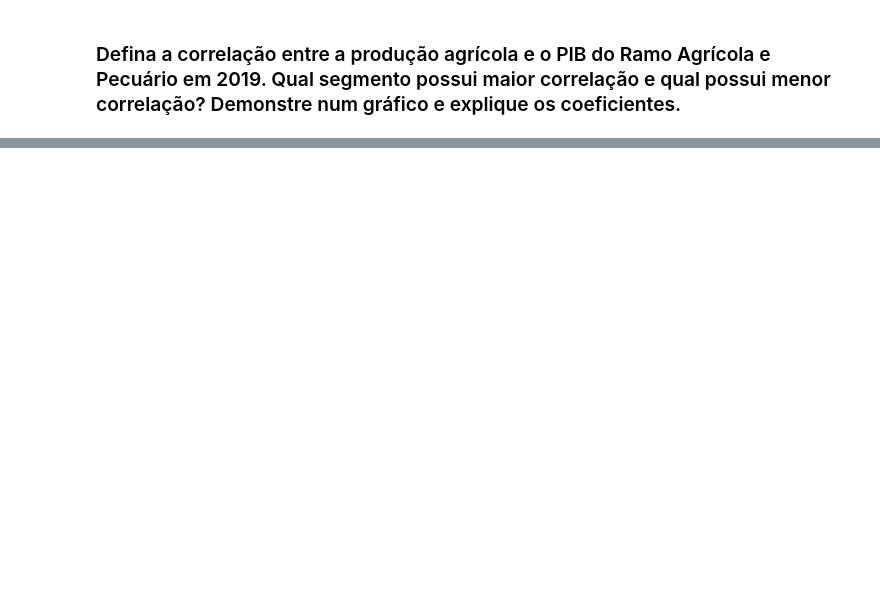
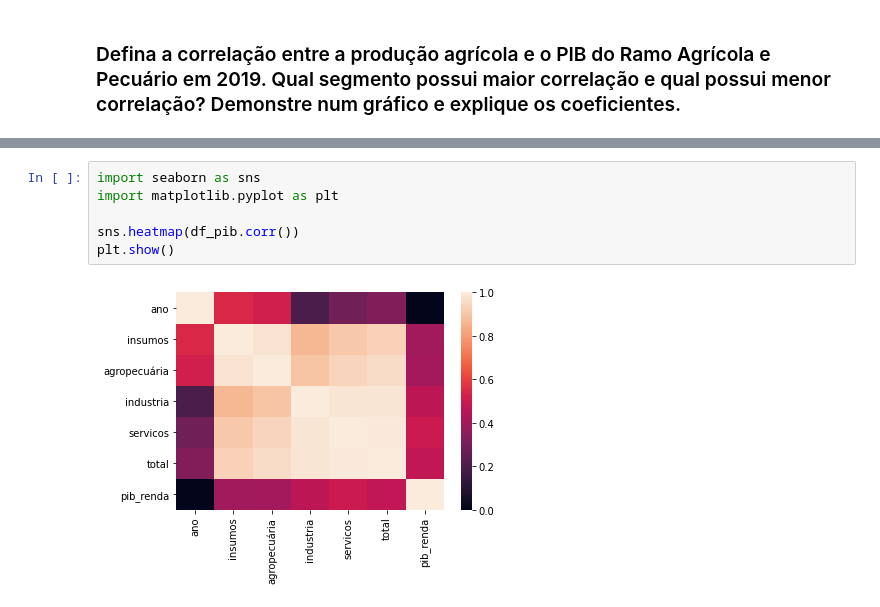
Before and after one commit to RCristiano/eleflow, a Jupyter notebook: exploracao.ipynb, the cells around one changed output, grey strips where cells are left out. Cells and saved outputs as stored; diff of their text form; blank space fills up the shorter version.

```diff
--- a/exploracao.ipynb
+++ b/exploracao.ipynb
@@ -86,0 +102,8 @@ df_prod[df_prod['uf'] == 'SÃO PAULO'][
+# %%
+import seaborn as sns
+import matplotlib.pyplot as plt
+
+sns.heatmap(df_pib.corr())
+plt.show()
+# %% [output]
+[figure, added]
```
Also changed, not shown: parts of 18 cells of this notebook, 4 other files.
